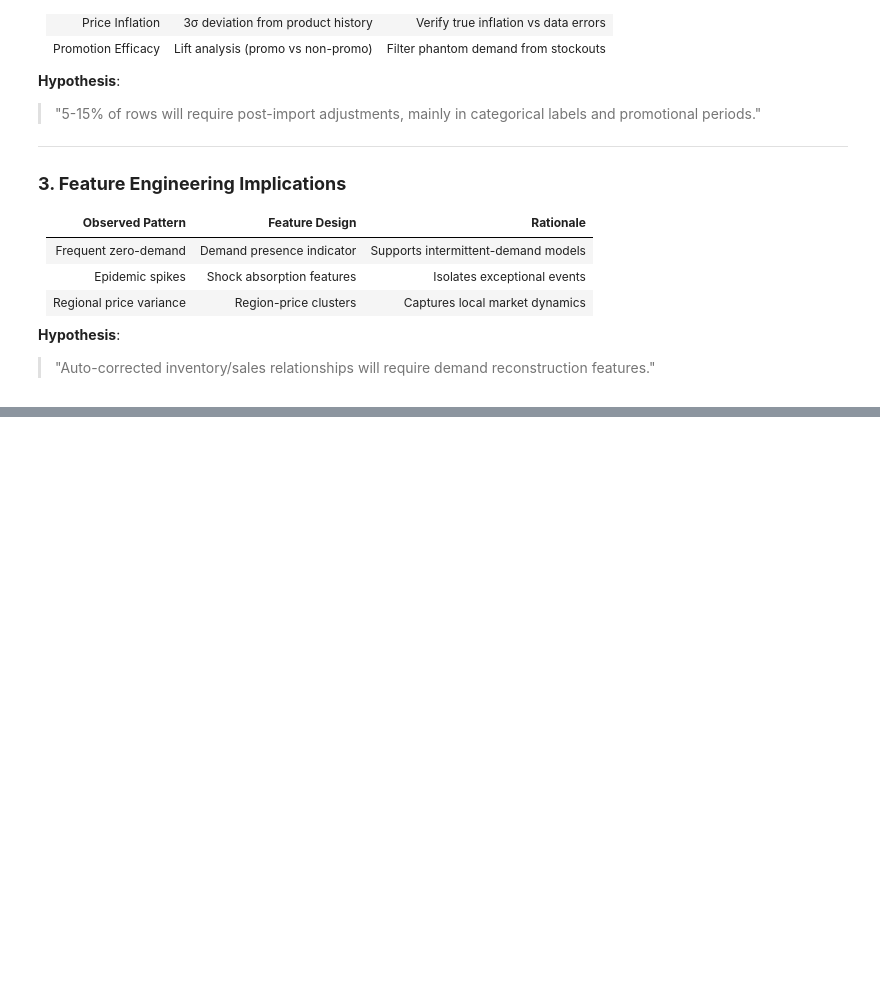
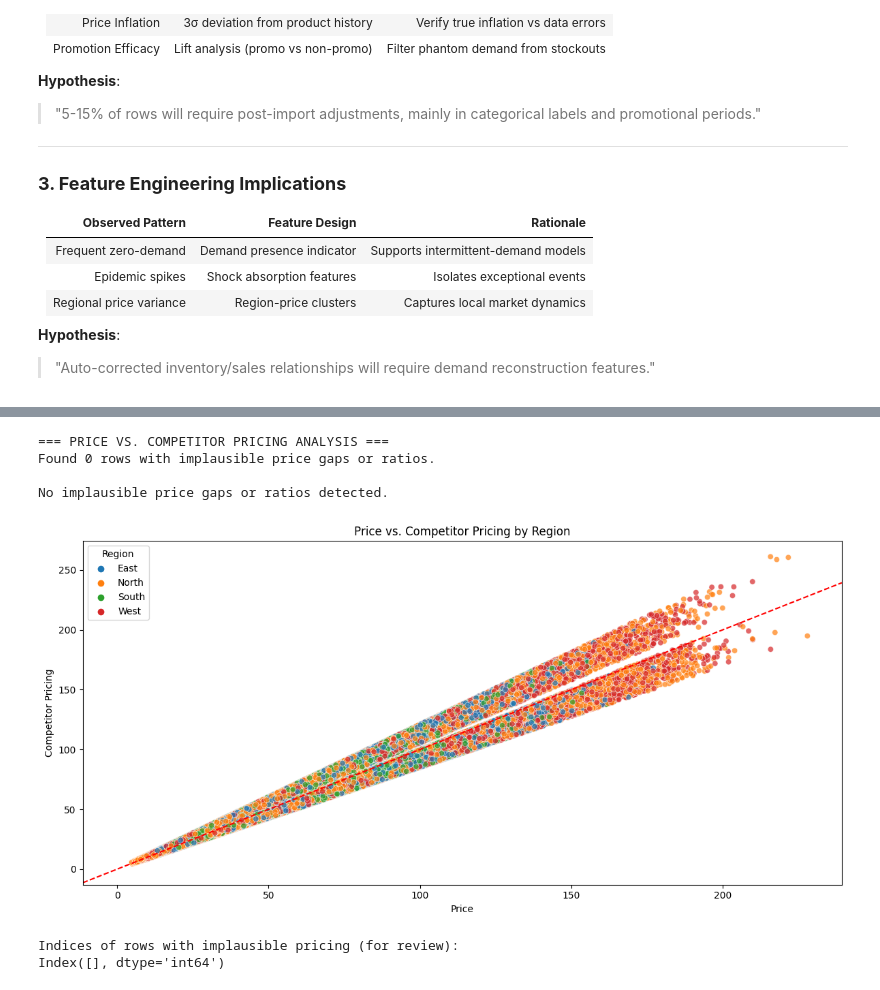
Before and after one commit to SpencerChristopher/kaggle-retail-inventory-demand-forecasting, a Jupyter notebook: retail-store-inventory-and-demand-forecasting.ipynb, the cells around one changed output, grey strips where cells are left out. Saved outputs shown, nothing was run; the diff lists cells and outputs as text; code cells hidden in the pictures; blank space fills up the shorter version.

Commit message:
Kaggle Notebook | Retail store inventory and demand forecasting  | Version 6

```diff
--- a/retail-store-inventory-and-demand-forecasting.ipynb
+++ b/retail-store-inventory-and-demand-forecasting.ipynb
@@ -551,0 +1562,73 @@ Store Product Coverage (first 5):
+# %%
+# ==========================================================================
+# Step 3: Price vs. Competitor Pricing Analysis Within Regions
+# Purpose: Analyze the relationship between store prices and competitor pricing within each region.
+#          Identify implausible gaps, artificial patterns, or deviations from expected pricing.
+# ==========================================================================
+
+import pandas as pd
+import matplotlib.pyplot as plt
+import seaborn as sns
+
+# Check if 'Competitor Pricing' column exists
+if 'Competitor Pricing' not in df.columns:
+    print("No 'Competitor Pricing' column found. Skipping Step 3.")
+else:
+    # ==========================================================================
+    # 1. Price vs. Competitor Price by Region
+    # ==========================================================================
+    # Calculate price differences and ratios
+    df['Price_Diff'] = df['Price'] - df['Competitor Pricing']
+    df['Price_Ratio'] = df['Price'] / df['Competitor Pricing']
+
+    # ==========================================================================
+    # 2. Identify Implausible Gaps or Deviations
+    # ==========================================================================
+    # Define thresholds for implausible gaps (adjust as needed)
+    price_diff_threshold = 50  # Example: absolute difference threshold
+    price_ratio_threshold = 0.5  # Example: ratio threshold (Price is less than half or more than double)
+    price_ratio_upper = 2.0     # Example: upper ratio threshold
+
+    # Flag rows with implausible gaps or ratios
+    df['Implausible_Gap'] = df['Price_Diff'].abs() > price_diff_threshold
+    df['Implausible_Ratio'] = (df['Price_Ratio'] < price_ratio_threshold) | (df['Price_Ratio'] > price_ratio_upper)
+
+    # Combine flags for any implausible condition
+    df['Implausible_Pricing'] = df['Implausible_Gap'] | df['Implausible_Ratio']
+
+    # ==========================================================================
+    # 3. Summarize and Log Findings
+    # ==========================================================================
+    print("=== PRICE VS. COMPETITOR PRICING ANALYSIS ===")
+    print(f"Found {df['Implausible_Pricing'].sum()} rows with implausible price gaps or ratios.")
+    if df['Implausible_Pricing'].sum() > 0:
+        print("\nSample of rows with implausible pricing:")
+        print(df[df['Implausible_Pricing']].head(10))
+    else:
+        print("\nNo implausible price gaps or ratios detected.")
+
+    # ==========================================================================
+    # 4. Visualize Price vs. Competitor Pricing by Region
+    # ==========================================================================
+    plt.figure(figsize=(12, 6))
+    sns.scatterplot(data=df, x='Price', y='Competitor Pricing', hue='Region', alpha=0.7)
+    plt.title('Price vs. Competitor Pricing by Region')
+    plt.axline((0, 0), slope=1, color='red', linestyle='--')
+    plt.tight_layout()
+    plt.show()
+
+    # ==========================================================================
+    # 5. Store Indices of Implausible Pricing for Review
+    # ==========================================================================
+    # Store indices for follow-up (optional)
+    implausible_indices = df[df['Implausible_Pricing']].index
+    print("\nIndices of rows with implausible pricing (for review):")
+    print(implausible_indices)
+# %% [output]
+=== PRICE VS. COMPETITOR PRICING ANALYSIS ===
+Found 0 rows with implausible price gaps or ratios.
+
+No implausible price gaps or ratios detected.
+[figure, added]
+Indices of rows with implausible pricing (for review):
+Index([], dtype='int64')
```
Also changed, not shown: parts of 24 cells of this notebook.
